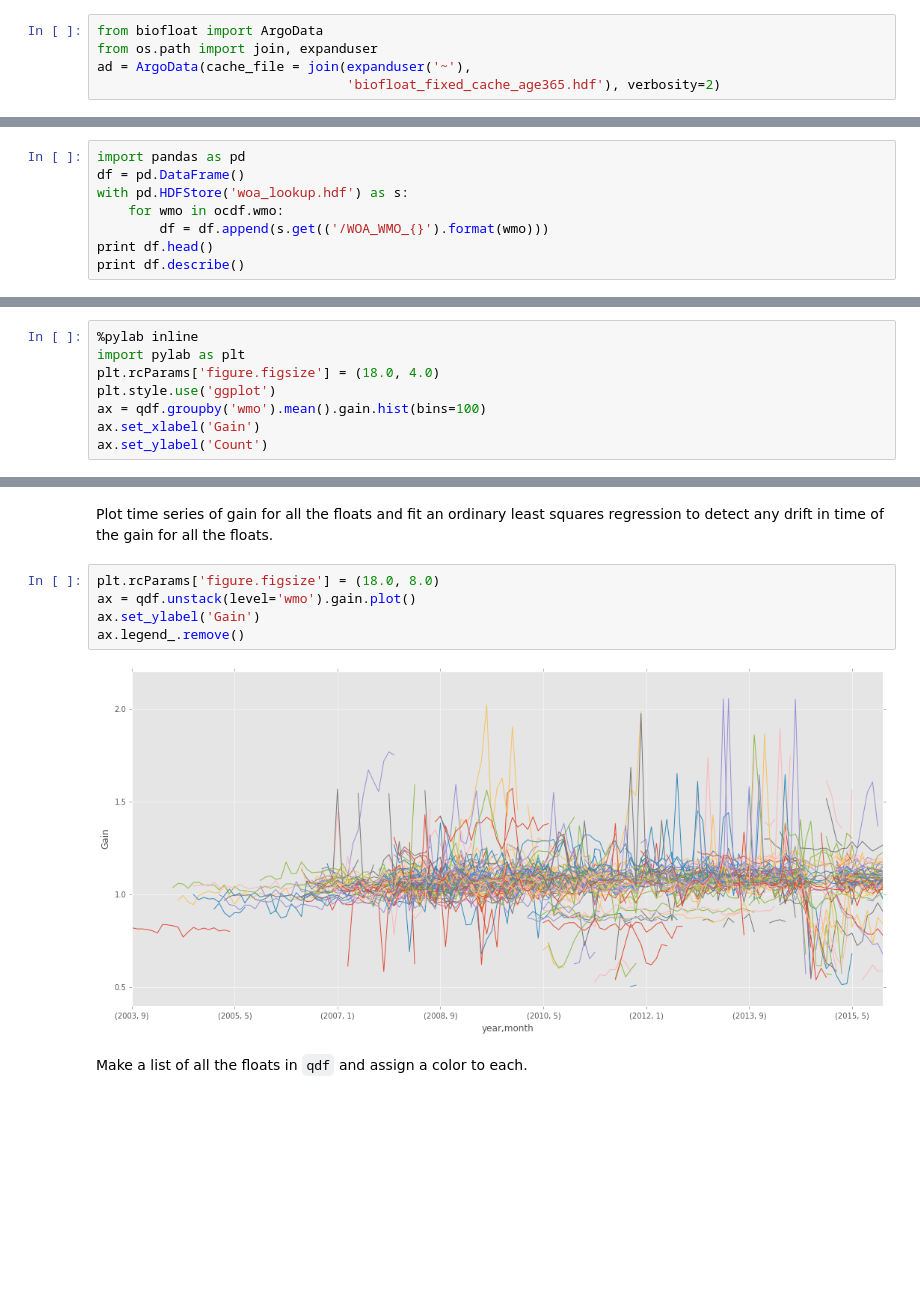
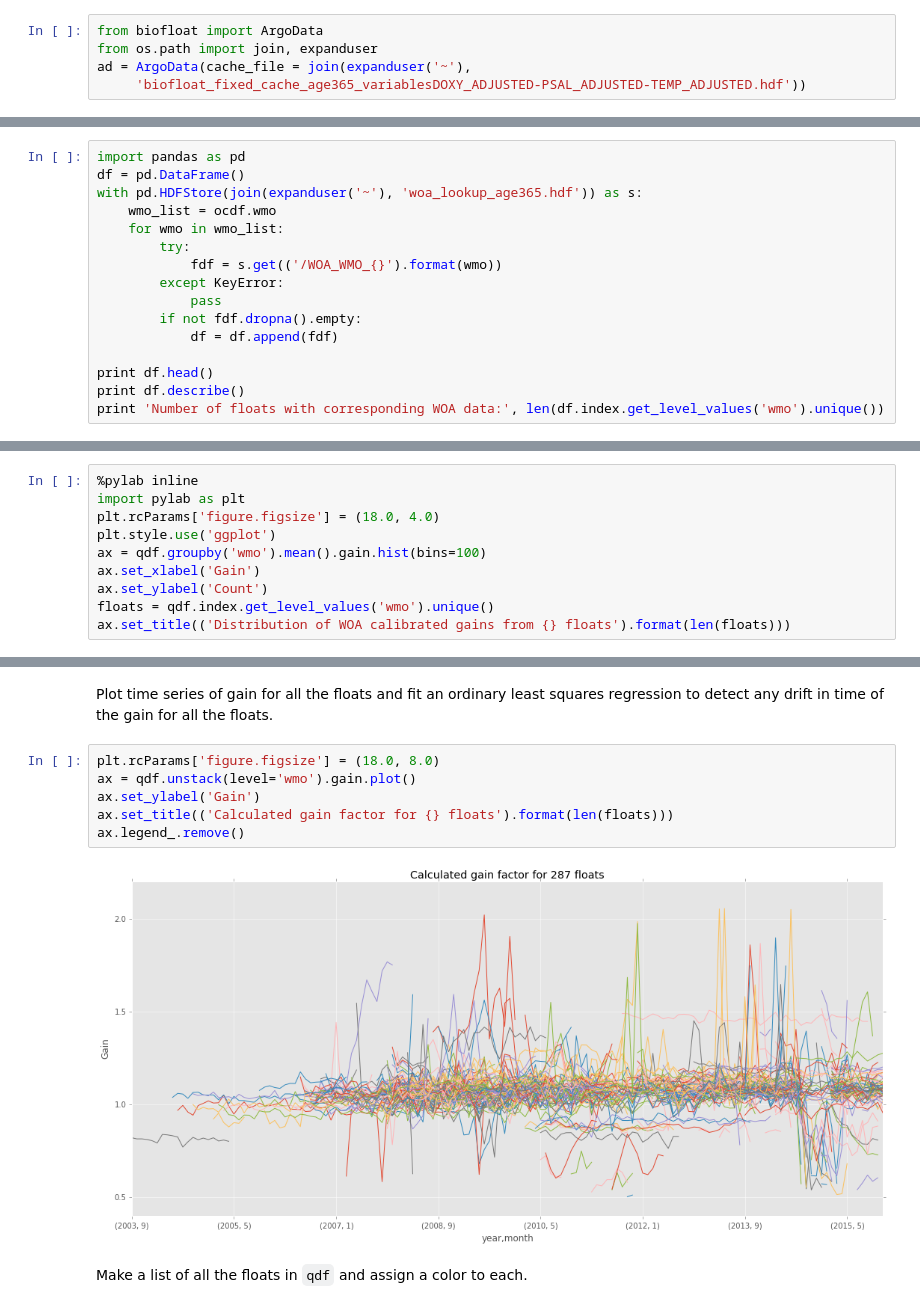
Before and after one commit to biofloat/biofloat, a Jupyter notebook: notebooks/calibrate_all_oxygen_floats.ipynb, the cells around one changed output, grey strips where cells are left out. Drawn from its saved outputs; the diff is of its cells as text; blank space fills up the shorter version.

Commit message:
Re-executed with new variables cache file name

```diff
--- a/notebooks/calibrate_all_oxygen_floats.ipynb
+++ b/notebooks/calibrate_all_oxygen_floats.ipynb
@@ -13,7 +13,7 @@ This script takes several days to complete and needs to be monitored as it depen
 from biofloat import ArgoData
 from os.path import join, expanduser
 ad = ArgoData(cache_file = join(expanduser('~'),
-                                'biofloat_fixed_cache_age365.hdf'), verbosity=2)
+     'biofloat_fixed_cache_age365_variablesDOXY_ADJUSTED-PSAL_ADJUSTED-TEMP_ADJUSTED.hdf'))
 # %%
 ocdf = ad.get_cache_file_oxy_count_df()
 print ocdf.groupby('wmo').sum().sum()
@@ -46,11 +45,19 @@ Let's load in the `woa_calibration.py` generated data into a single DataFrame.
 # %%
 import pandas as pd
 df = pd.DataFrame()
-with pd.HDFStore('woa_lookup.hdf') as s:
-    for wmo in ocdf.wmo:
-        df = df.append(s.get(('/WOA_WMO_{}').format(wmo)))
+with pd.HDFStore(join(expanduser('~'), 'woa_lookup_age365.hdf')) as s:
+    wmo_list = ocdf.wmo
+    for wmo in wmo_list:
+        try:
+            fdf = s.get(('/WOA_WMO_{}').format(wmo))
+        except KeyError:
+            pass
+        if not fdf.dropna().empty:
+            df = df.append(fdf)
+
 print df.head()
 print df.describe()
+print 'Number of floats with corresponding WOA data:', len(df.index.get_level_values('wmo').unique())
 # %% [output]
                          o2sat   woa_o2sat      wmo       date      gain
 wmo     year month
@@ -93,6 +101,8 @@ plt.style.use('ggplot')
 ax = qdf.groupby('wmo').mean().gain.hist(bins=100)
 ax.set_xlabel('Gain')
 ax.set_ylabel('Count')
+floats = qdf.index.get_level_values('wmo').unique()
+ax.set_title(('Distribution of WOA calibrated gains from {} floats').format(len(floats)))
 # %% [output]
 Populating the interactive namespace from numpy and matplotlib
 <matplotlib.text.Text at 0x...>
@@ -102,10 +112,11 @@ Plot time series of gain for all the floats and fit an ordinary least squares re
 # %%
 plt.rcParams['figure.figsize'] = (18.0, 8.0)
 ax = qdf.unstack(level='wmo').gain.plot()
 ax.set_ylabel('Gain')
+ax.set_title(('Calculated gain factor for {} floats').format(len(floats)))
 ax.legend_.remove()
 # %% [output]
-[figure, old version]
+[figure, new version]
 # %% [markdown]
 Make a list of all the floats in `qdf` and assign a color to each.
 # %%
```
Also changed, not shown: parts of 11 cells of this notebook.
